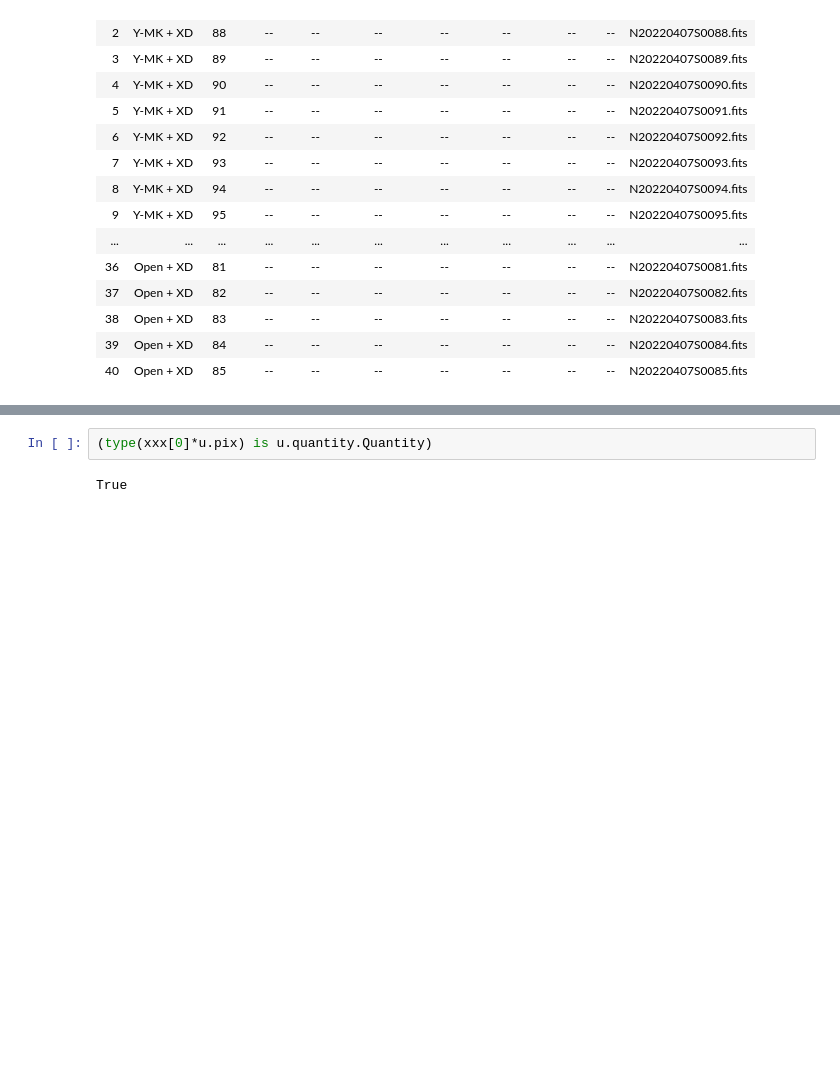
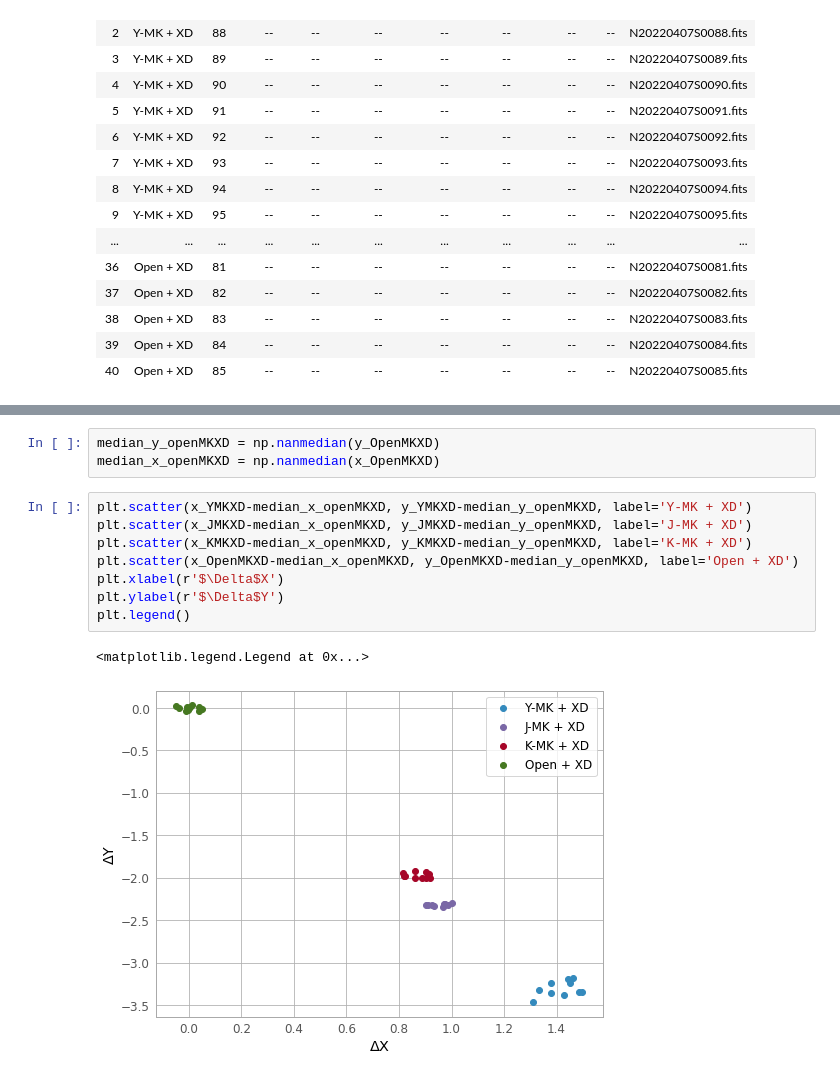
Before and after one commit to EmAstro/gnirs, a Jupyter notebook: doc/notebooks/GNIRS_filter_shift.ipynb, the cells around one changed output, grey strips where cells are left out. Saved outputs shown, nothing was run; the diff lists cells and outputs as text; blank space fills up the shorter version.

```diff
--- a/doc/notebooks/GNIRS_filter_shift.ipynb
+++ b/doc/notebooks/GNIRS_filter_shift.ipynb
@@ -104,4 +219,14 @@ tuple
 # %%
-(type(xxx[0]*u.pix) is u.quantity.Quantity)
+median_y_openMKXD = np.nanmedian(y_OpenMKXD)
+median_x_openMKXD = np.nanmedian(x_OpenMKXD)
-# %% [output]
-True
+# %%
+plt.scatter(x_YMKXD-median_x_openMKXD, y_YMKXD-median_y_openMKXD, label='Y-MK + XD')
+plt.scatter(x_JMKXD-median_x_openMKXD, y_JMKXD-median_y_openMKXD, label='J-MK + XD')
+plt.scatter(x_KMKXD-median_x_openMKXD, y_KMKXD-median_y_openMKXD, label='K-MK + XD')
+plt.scatter(x_OpenMKXD-median_x_openMKXD, y_OpenMKXD-median_y_openMKXD, label='Open + XD')
+plt.xlabel(r'$\Delta$X')
+plt.ylabel(r'$\Delta$Y')
+plt.legend()
+# %% [output]
+<matplotlib.legend.Legend at 0x...>
+[figure, added]
```
Also changed, not shown: parts of 17 cells of this notebook, 5 other files.
